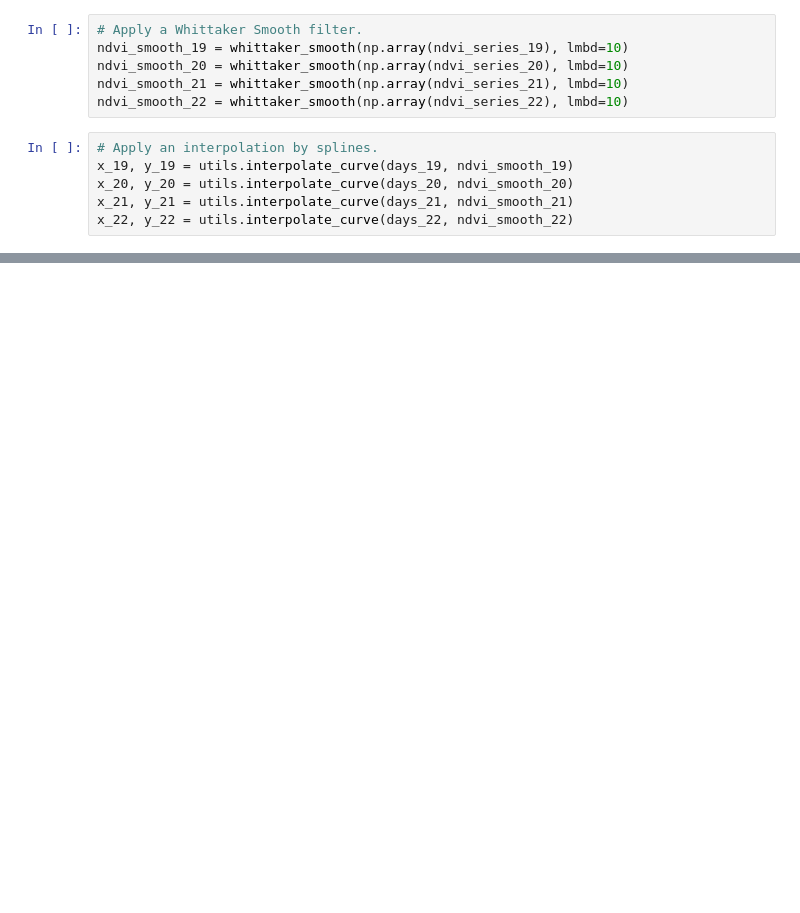
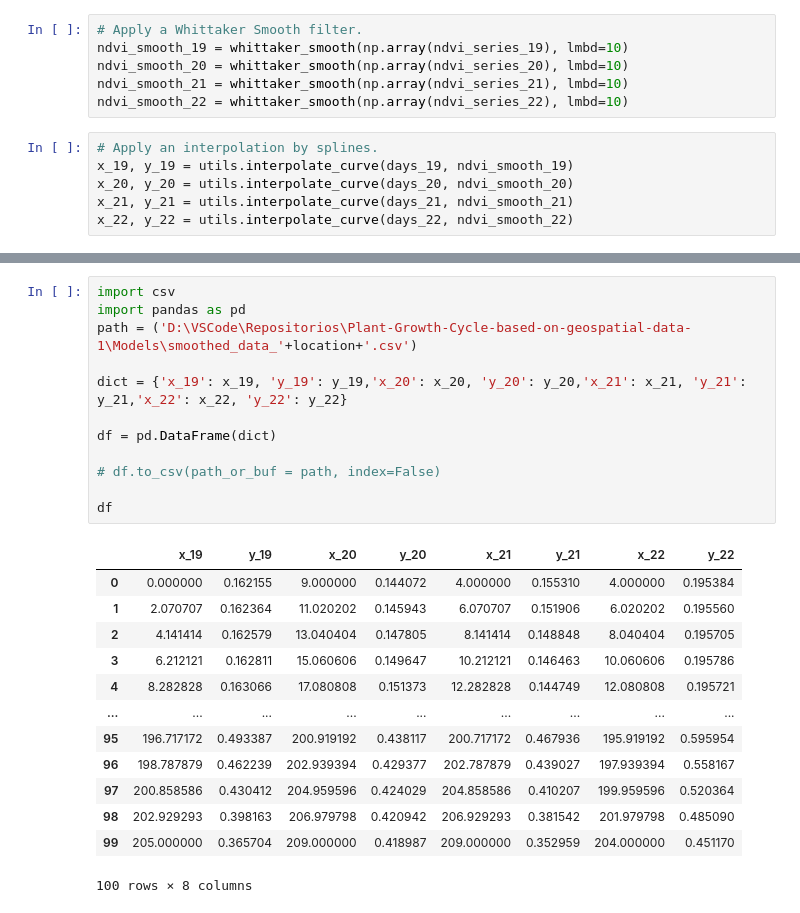
Before and after one commit to AguilarAngel9/Plant-Growth-Cycle-based-on-geospatial-data, a Jupyter notebook: Models/pipelineDraft.ipynb, the cells around one changed output, grey strips where cells are left out. Cells and saved outputs as stored; diff of their text form; blank space fills up the shorter version.

```diff
--- a/Models/pipelineDraft.ipynb
+++ b/Models/pipelineDraft.ipynb
@@ -57,0 +59,26 @@ plt.show()
+# %%
+import csv
+import pandas as pd
+path = ('D:\VSCode\Repositorios\Plant-Growth-Cycle-based-on-geospatial-data-1\Models\smoothed_data_'+location+'.csv')
+
+dict = {'x_19': x_19, 'y_19': y_19,'x_20': x_20, 'y_20': y_20,'x_21': x_21, 'y_21': y_21,'x_22': x_22, 'y_22': y_22}
+
+df = pd.DataFrame(dict)
+
+# df.to_csv(path_or_buf = path, index=False)
+
+df
+# %% [output]
+|  | x_19 | y_19 | x_20 | y_20 | x_21 | y_21 | x_22 | y_22 |
+| 0 | 0.000000 | 0.162155 | 9.000000 | 0.144072 | 4.000000 | 0.155310 | 4.000000 | 0.195384 |
+| 1 | 2.070707 | 0.162364 | 11.020202 | 0.145943 | 6.070707 | 0.151906 | 6.020202 | 0.195560 |
+| 2 | 4.141414 | 0.162579 | 13.040404 | 0.147805 | 8.141414 | 0.148848 | 8.040404 | 0.195705 |
+| 3 | 6.212121 | 0.162811 | 15.060606 | 0.149647 | 10.212121 | 0.146463 | 10.060606 | 0.195786 |
+| 4 | 8.282828 | 0.163066 | 17.080808 | 0.151373 | 12.282828 | 0.144749 | 12.080808 | 0.195721 |
+| ... | ... | ... | ... | ... | ... | ... | ... | ... |
+| 95 | 196.717172 | 0.493387 | 200.919192 | 0.438117 | 200.717172 | 0.467936 | 195.919192 | 0.595954 |
+| 96 | 198.787879 | 0.462239 | 202.939394 | 0.429377 | 202.787879 | 0.439027 | 197.939394 | 0.558167 |
+| 97 | 200.858586 | 0.430412 | 204.959596 | 0.424029 | 204.858586 | 0.410207 | 199.959596 | 0.520364 |
+| 98 | 202.929293 | 0.398163 | 206.979798 | 0.420942 | 206.929293 | 0.381542 | 201.979798 | 0.485090 |
+| 99 | 205.000000 | 0.365704 | 209.000000 | 0.418987 | 209.000000 | 0.352959 | 204.000000 | 0.451170 |
+100 rows × 8 columns
```
Also changed, not shown: parts of 3 cells of this notebook.
